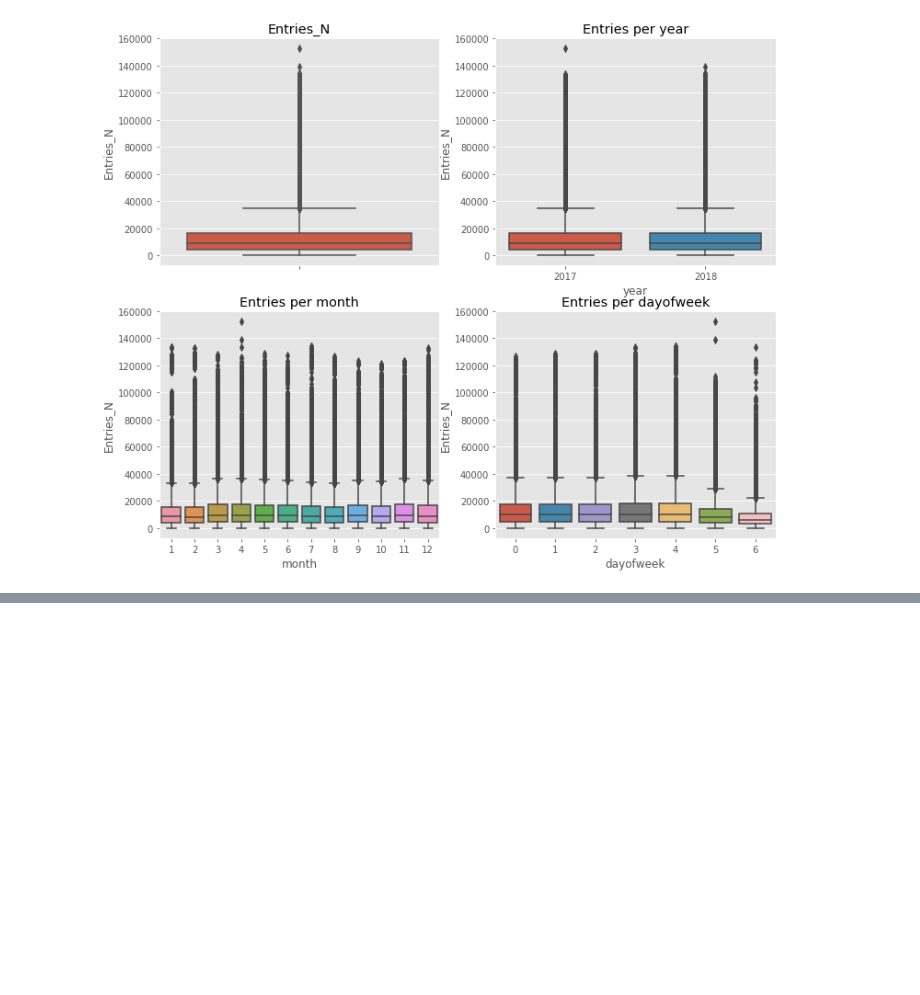
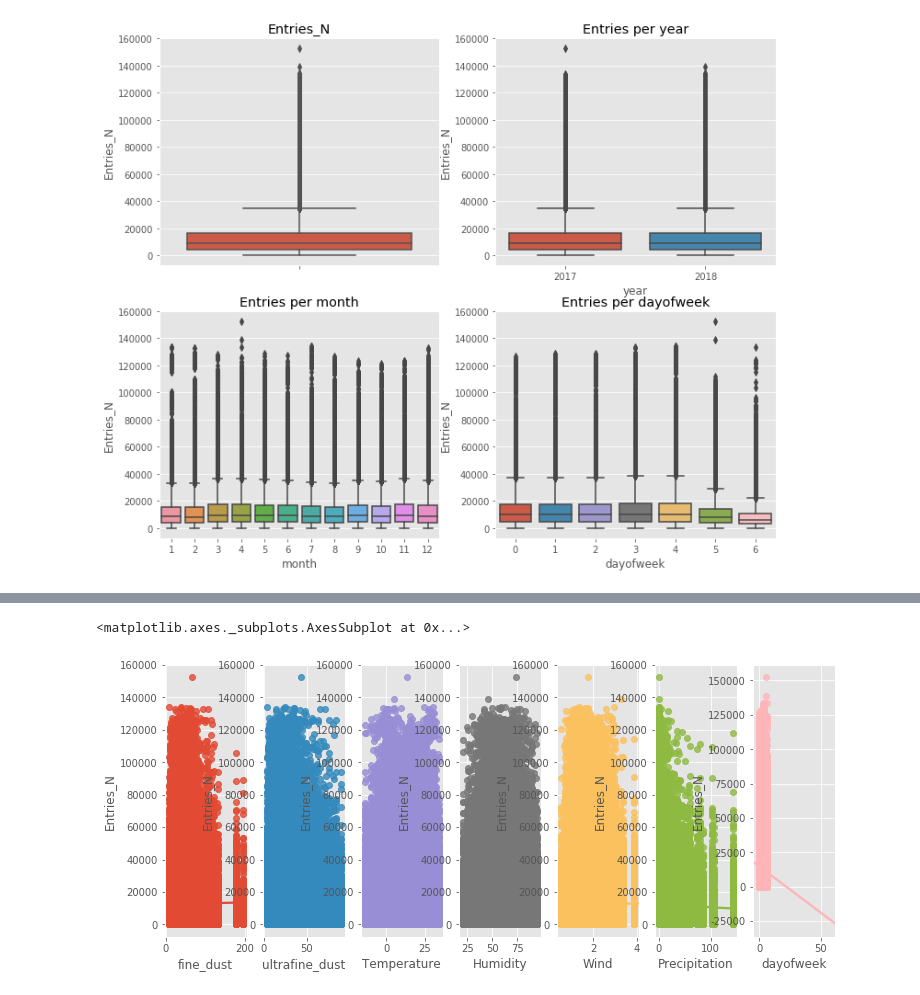
Before and after one commit to MinHyuckChoi/Subway-Project, a Jupyter notebook: Subway_Project.ipynb, the cells around one changed output, grey strips where cells are left out. Cells and saved outputs as stored; diff of their text form; code cells hidden in the pictures; blank space fills up the shorter version.

```diff
--- a/Subway_Project.ipynb
+++ b/Subway_Project.ipynb
@@ -285,0 +353,14 @@ axes[1][1].set(xlabel='dayofweek',ylabel='Entries_N',title="Entries per dayofwee
+# %%
+fig,(ax1,ax2,ax3,ax4,ax5,ax6,ax7) = plt.subplots(ncols=7)
+fig.set_size_inches(12,5)
+
+sns.regplot(x="fine_dust",y="Entries_N", data=total_subway_weather,ax=ax1)
+sns.regplot(x="ultrafine_dust",y="Entries_N", data=total_subway_weather,ax=ax2)
+sns.regplot(x="Temperature",y="Entries_N", data=total_subway_weather,ax=ax3)
+sns.regplot(x="Humidity",y="Entries_N", data=total_subway_weather,ax=ax4)
+sns.regplot(x="Wind",y="Entries_N", data=total_subway_weather,ax=ax5)
+sns.regplot(x="Precipitation",y="Entries_N", data=total_subway_weather,ax=ax6)
+sns.regplot(x="dayofweek",y="Entries_N", data=total_subway_weather,ax=ax7)
+# %% [output]
+<matplotlib.axes._subplots.AxesSubplot at 0x...>
+[figure, added]
```
Also changed, not shown: parts of 4 cells of this notebook.
